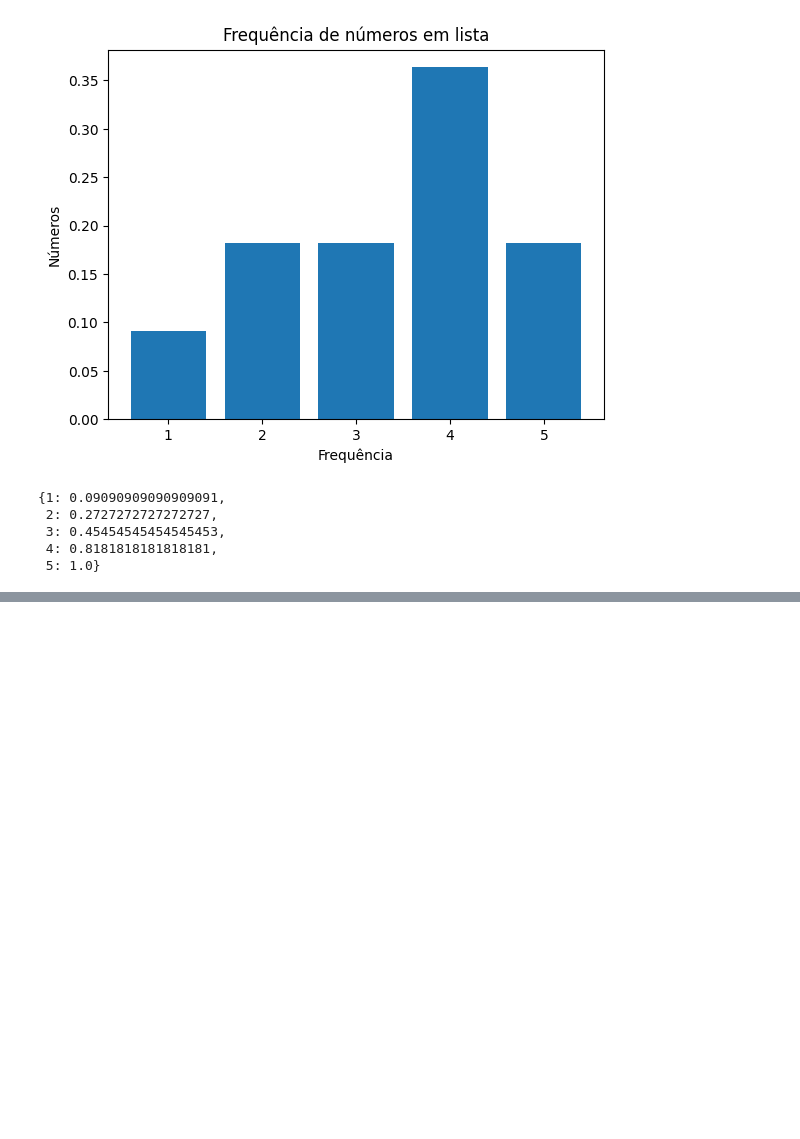
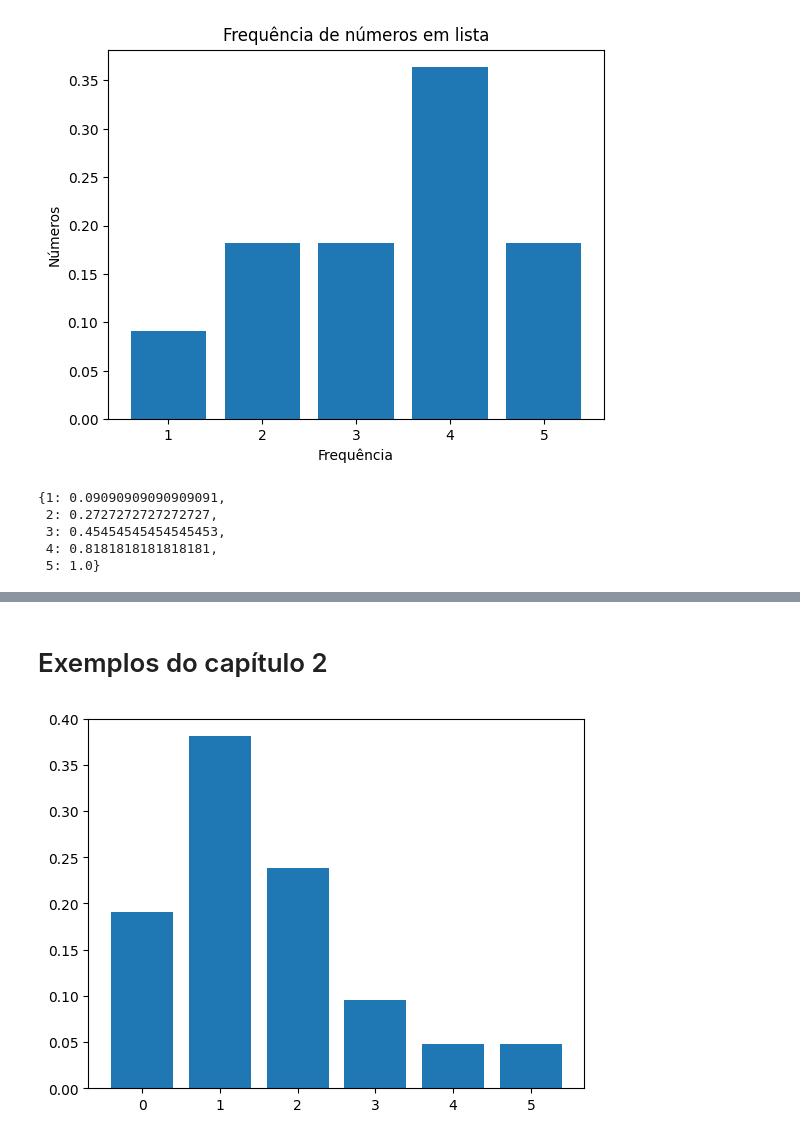
Before and after one commit to JoaoVCMiranda/estatistica, a Jupyter notebook: Capítulo 2.ipynb, the cells around one changed output, grey strips where cells are left out. Drawn from its saved outputs; the diff is of its cells as text; code cells hidden in the pictures; blank space fills up the shorter version.

Commit message:
graficos de frequencias

```diff
--- a/Capítulo 2.ipynb
+++ b/Capítulo 2.ipynb
@@ -100,0 +318,8 @@ circular_plot(get_frequencias(l))
+# %% [markdown]
+# Exemplos do capítulo 2
+# %%
+dados_pag_11 = [2,4,2,1,2,3,1,0,5,1,0,1,1,1,2,0,1,3,0,1,2]
+f_pag_11 = get_frequencias_relativas(dados_pag_11)
+barplot(f_pag_11)
+# %% [output]
+[figure, added]
```
Also changed, not shown: parts of 12 cells of this notebook, 3 other files.
